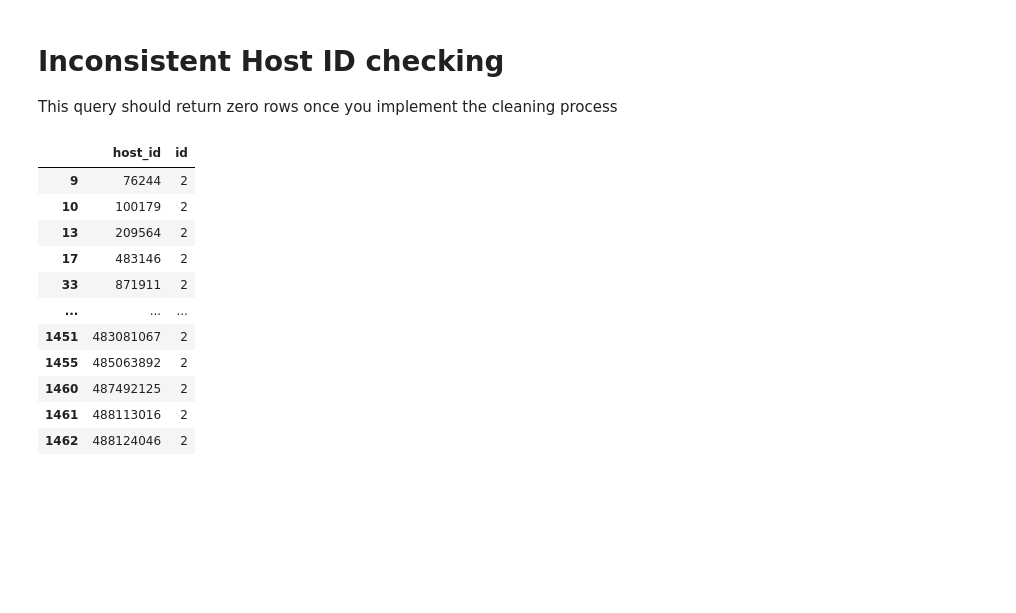
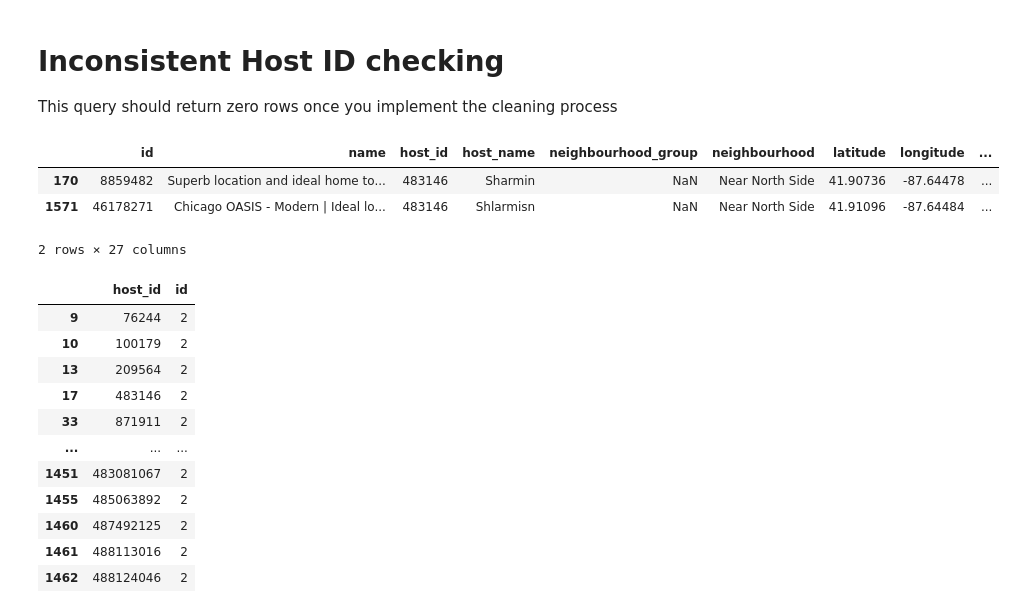
Before and after one commit to nikolausn/collab-use-case, a Jupyter notebook: vertical_collaboration/case_1/Airbnb-Solution-Template.ipynb, the cells around one changed output. Saved outputs shown, nothing was run; the diff lists cells and outputs as text; code cells hidden in the pictures; blank space fills up the shorter version.

```diff
--- a/vertical_collaboration/case_1/Airbnb-Solution-Template.ipynb
+++ b/vertical_collaboration/case_1/Airbnb-Solution-Template.ipynb
@@ -155,6 +174,13 @@ not yet have implementation
 # Inconsistent Host ID checking
 
 This query should return zero rows once you implement the cleaning process
+# %%
+airbnb_pd[airbnb_pd.host_id==483146]
+# %% [output]
+|  | id | name | host_id | host_name | neighbourhood_group | neighbourhood | latitude | longitude | ... |
+| 170 | 8859482 | Superb location and ideal home to... | 483146 | Sharmin | NaN | Near North Side | 41.90736 | -87.64478 | ... |
+| 1571 | 46178271 | Chicago OASIS - Modern | Ideal lo... | 483146 | Shlarmisn | NaN | Near North Side | 41.91096 | -87.64484 | ... |
+2 rows × 27 columns
 # %%
 dup_host_id = airbnb_pd[airbnb_pd.host_id_flag==0]
 dup_host_id = dup_host_id.groupby(["host_id","host_name"]).count()[["id"]].reset_index()
```
Also changed, not shown: parts of 10 cells of this notebook.
